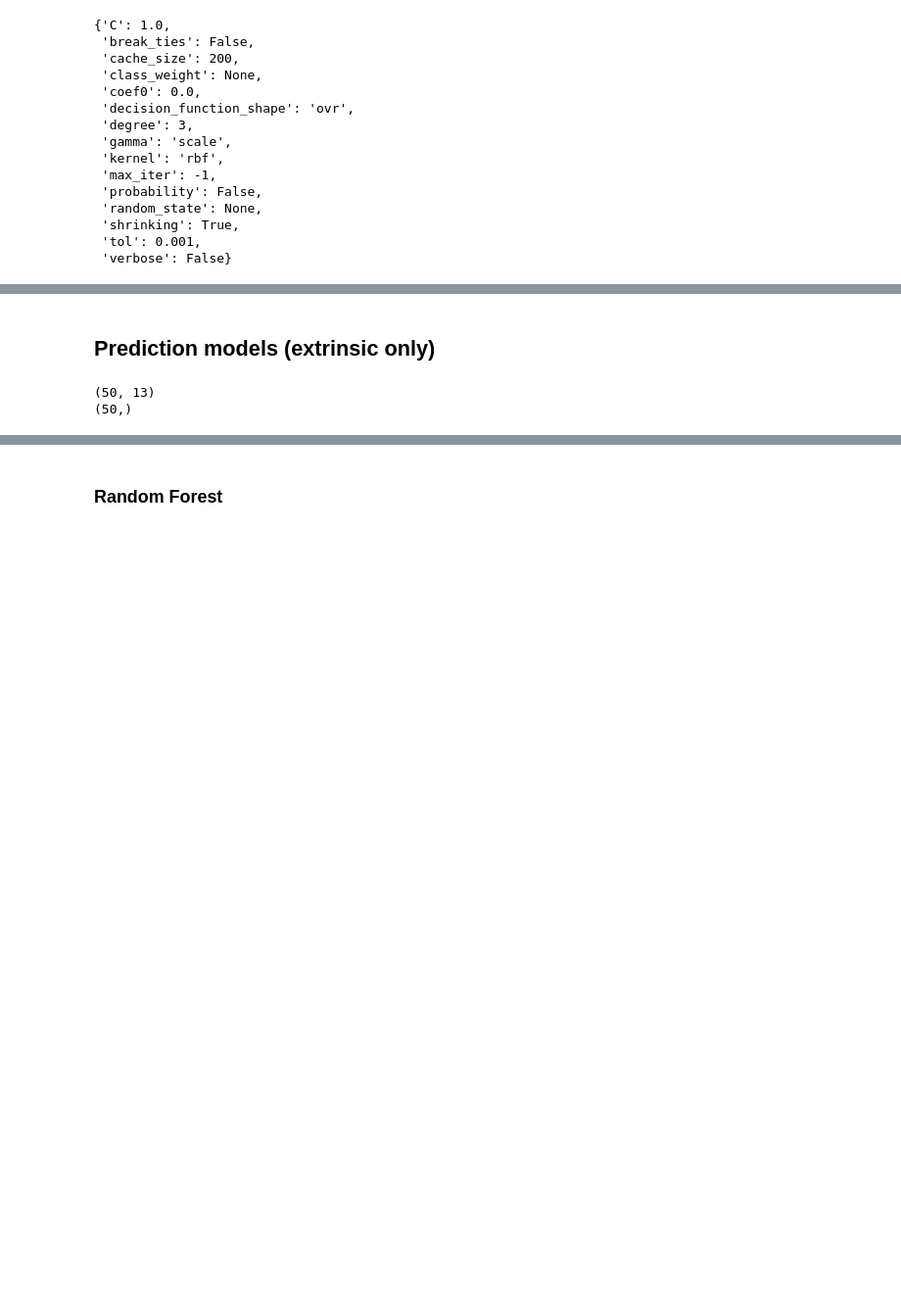
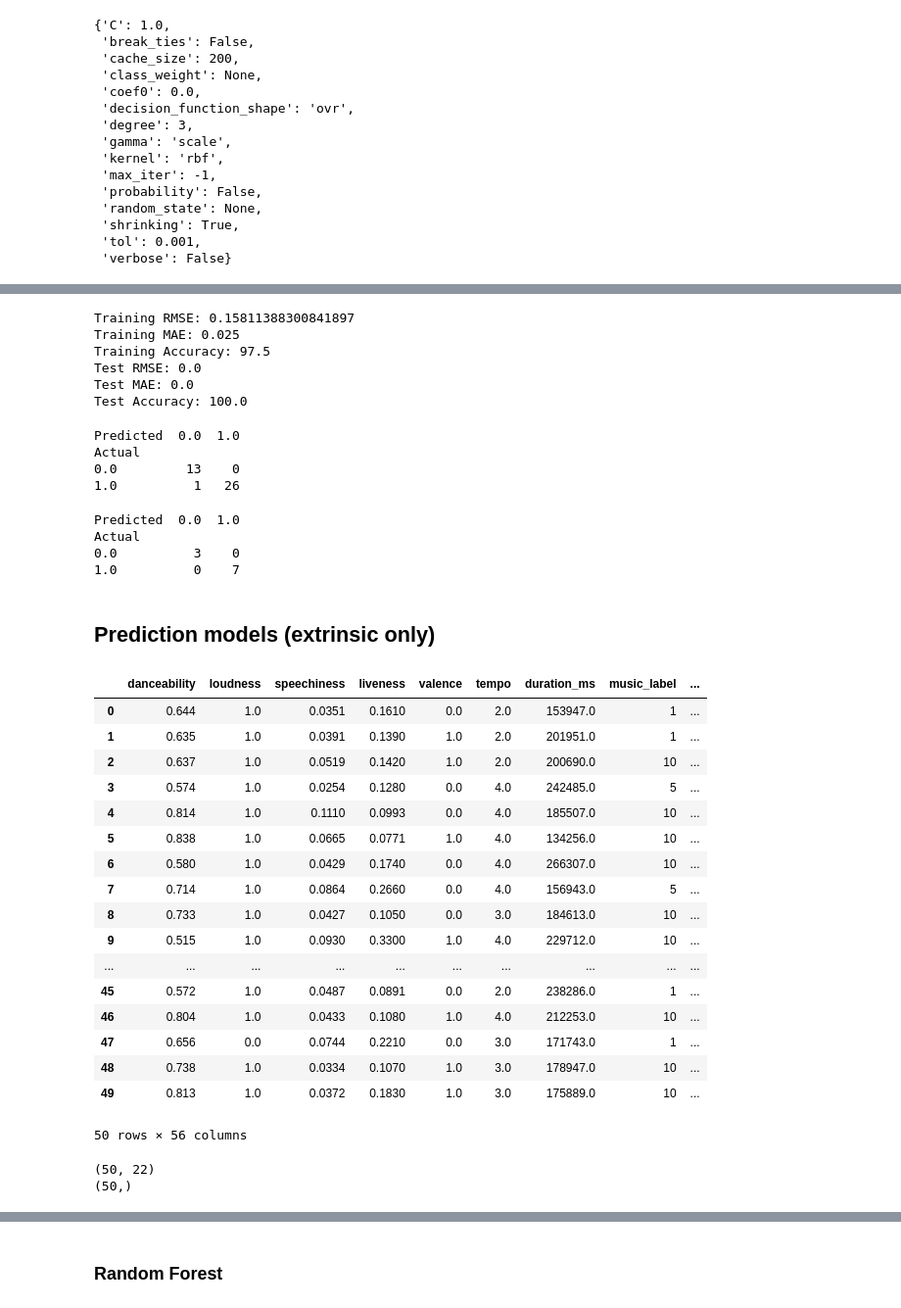
Before and after one commit to dlsucomet/aWit-trial, a Jupyter notebook: LEGIT LEGIT 032023/legit/BASIC/NEW_FINAL-discretize.ipynb, the cells around one changed output, grey strips where cells are left out. Shown at 98% size. Cells and saved outputs as stored; diff of their text form; code cells hidden in the pictures; blank space fills up the shorter version.

```diff
--- a/LEGIT LEGIT 032023/legit/BASIC/NEW_FINAL-discretize.ipynb
+++ b/LEGIT LEGIT 032023/legit/BASIC/NEW_FINAL-discretize.ipynb
@@ -1660,3 +1556,50 @@ best_model_abc_2 = best_model_abc
+# %%
+best_model_abc = rsabc.best_estimator_
+
+predictions_train_abc = best_model_abc.predict(X_train)
+
+train_rmse_abc = compute_RMSE(predictions_train_abc, y_train)
+print('Training RMSE: {}'.format(train_rmse_abc))
+
+train_mae_abc = compute_mae(predictions_train_abc, y_train)
+print('Training MAE: {}'.format(train_mae_abc))
+
+train_acc_abc = compute_accuracy(predictions_train_abc, y_train)
+print('Training Accuracy: {}'.format(train_acc_abc))
+
+predictions_test_abc = best_model_abc.predict(X_test)
+
+test_rmse_abc = compute_RMSE(predictions_test_abc, y_test)
+print('Test RMSE: {}'.format(test_rmse_abc))
+
+test_mae_abc = compute_mae(predictions_test_abc, y_test)
+print('Test MAE: {}'.format(test_mae_abc))
+
+test_acc_abc = compute_accuracy(predictions_test_abc, y_test)
+print('Test Accuracy: {}'.format(test_acc_abc))
+# %% [output]
+Training RMSE: 0.15811388300841897
+Training MAE: 0.025
+Training Accuracy: 97.5
+Test RMSE: 0.0
+Test MAE: 0.0
+Test Accuracy: 100.0
+# %%
+confusion_matrix = pd.crosstab(y_train, predictions_train_abc, rownames=['Actual'], colnames=['Predicted'])
+print(confusion_matrix)
+# %% [output]
+Predicted  0.0  1.0
+Actual
+0.0         13    0
+1.0          1   26
+# %%
+confusion_matrix = pd.crosstab(y_test, predictions_test_abc, rownames=['Actual'], colnames=['Predicted'])
+print(confusion_matrix)
+# %% [output]
+Predicted  0.0  1.0
+Actual
+0.0          3    0
+1.0          0    7
 # %% [markdown]
 ## Prediction models (extrinsic only)
 # %%
@@ -1668,16 +1611,37 @@ best_model_abc_2 = best_model_abc
 
 # print(X_data.shape)
 # print(y_data.shape)
+# %%
+data_copy
+# %% [output]
+|  | danceability | loudness | speechiness | liveness | valence | tempo | duration_ms | music_label | ... |
+| 0 | 0.644 | 1.0 | 0.0351 | 0.1610 | 0.0 | 2.0 | 153947.0 | 1 | ... |
+| 1 | 0.635 | 1.0 | 0.0391 | 0.1390 | 1.0 | 2.0 | 201951.0 | 1 | ... |
+| 2 | 0.637 | 1.0 | 0.0519 | 0.1420 | 1.0 | 2.0 | 200690.0 | 10 | ... |
+| 3 | 0.574 | 1.0 | 0.0254 | 0.1280 | 0.0 | 4.0 | 242485.0 | 5 | ... |
+| 4 | 0.814 | 1.0 | 0.1110 | 0.0993 | 0.0 | 4.0 | 185507.0 | 10 | ... |
+| 5 | 0.838 | 1.0 | 0.0665 | 0.0771 | 1.0 | 4.0 | 134256.0 | 10 | ... |
+| 6 | 0.580 | 1.0 | 0.0429 | 0.1740 | 0.0 | 4.0 | 266307.0 | 10 | ... |
+| 7 | 0.714 | 1.0 | 0.0864 | 0.2660 | 0.0 | 4.0 | 156943.0 | 5 | ... |
+| 8 | 0.733 | 1.0 | 0.0427 | 0.1050 | 0.0 | 3.0 | 184613.0 | 10 | ... |
+| 9 | 0.515 | 1.0 | 0.0930 | 0.3300 | 1.0 | 4.0 | 229712.0 | 10 | ... |
+| ... | ... | ... | ... | ... | ... | ... | ... | ... | ... |
+| 45 | 0.572 | 1.0 | 0.0487 | 0.0891 | 0.0 | 2.0 | 238286.0 | 1 | ... |
+| 46 | 0.804 | 1.0 | 0.0433 | 0.1080 | 1.0 | 4.0 | 212253.0 | 10 | ... |
+| 47 | 0.656 | 0.0 | 0.0744 | 0.2210 | 0.0 | 3.0 | 171743.0 | 1 | ... |
+| 48 | 0.738 | 1.0 | 0.0334 | 0.1070 | 1.0 | 3.0 | 178947.0 | 10 | ... |
+| 49 | 0.813 | 1.0 | 0.0372 | 0.1830 | 1.0 | 3.0 | 175889.0 | 10 | ... |
+50 rows × 56 columns
 # %%
 data_temp = data_copy
-data2 = data_temp.drop(columns=['danceability', 'key', 'loudness', 'speechiness', 'liveness', 'valence', 'tempo', 'duration_ms', 'song_familiarity', 'artist_familiarity', 'bad_good', 'distasteful_tasty', 'dull_exciting', 'tasteless_tasteful', 'unimaginative_creative', 'untalented_talented', 'unpleasant_pleasant', 'forgettable_memorable', 'boring_interesting', 'listen_similar', 'share_friends', 'add_playlist'])
+data2 = data_temp.drop(columns=['danceability', 'key_0', 'key_1', 'key_2', 'key_3', 'key_4', 'key_5', 'key_6', 'key_7', 'key_8', 'key_9', 'key_10', 'key_11', 'loudness', 'speechiness', 'liveness', 'valence', 'tempo', 'duration_ms', 'song_familiarity', 'artist_familiarity', 'bad_good', 'distasteful_tasty', 'dull_exciting', 'tasteless_tasteful', 'unimaginative_creative', 'untalented_talented', 'unpleasant_pleasant', 'forgettable_memorable', 'boring_interesting', 'listen_similar', 'share_friends', 'add_playlist'])
 X_data =  data2.values[:,:-1]
 y_data = data2.values[:,-1]
 
 print(X_data.shape)
 print(y_data.shape)
 # %% [output]
-(50, 13)
+(50, 22)
 (50,)
 # %%
 X_train, X_test, y_train, y_test = train_test_split(X_data, y_data, random_state=42, test_size=0.20, stratify=y_data)
```
Also changed, not shown: parts of 197 cells of this notebook, 14 other files.
